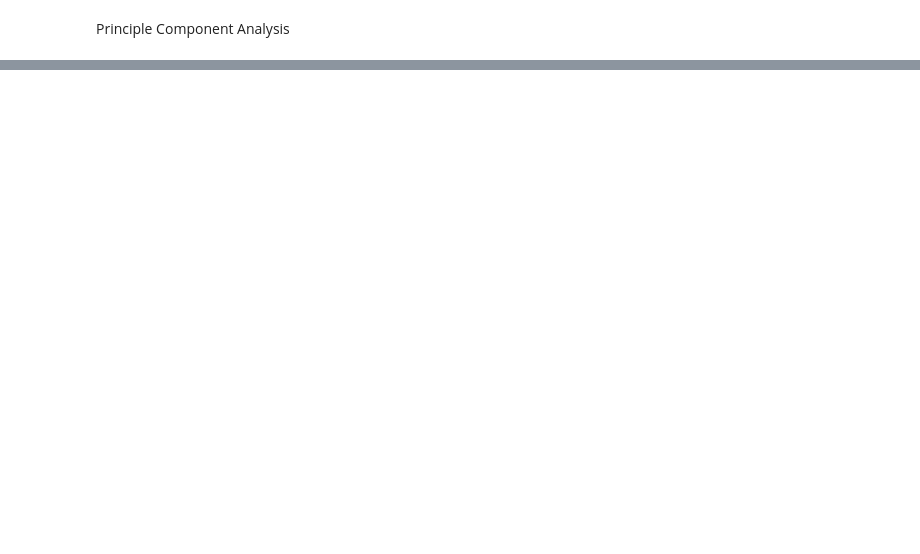
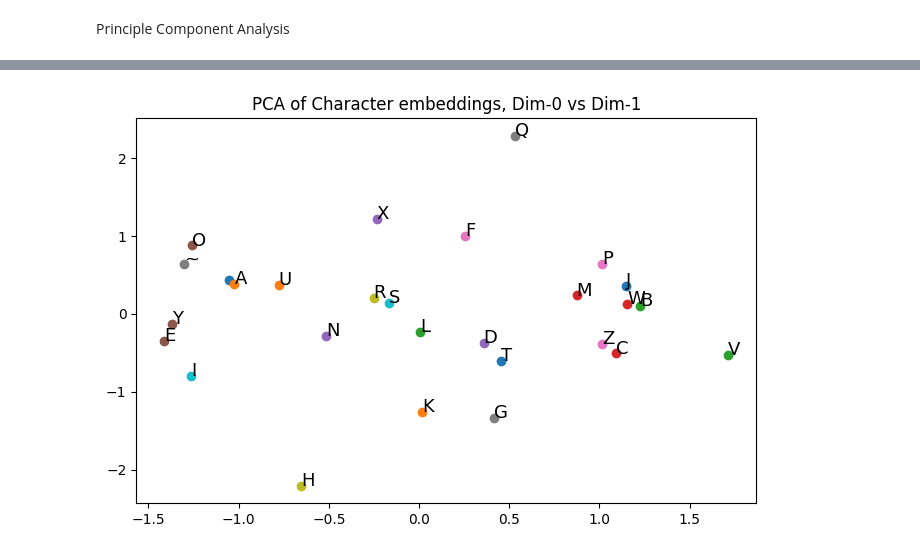
Before and after one commit to kirbergerconnor/iscl-thesis, a Jupyter notebook: convsnat.ipynb, the cells around one changed output, grey strips where cells are left out. Cells and saved outputs as stored; diff of their text form; code cells hidden in the pictures; blank space fills up the shorter version.

```diff
--- a/convsnat.ipynb
+++ b/convsnat.ipynb
@@ -171,0 +199,6 @@ plt.show()
+# %%
+corpus_path = '/Users/k/Docs/School/Tuebingen/Thesis/iscl-thesis/current_corpora/en_wiki_extractor.txt'
+alpha = 'abcdefghijklmnopqrstuvwxyz '
+# %%
+m = Char2Vec(corpus_path, config=CONFIG, alphabet=alpha, unk='~')
+m.train()
@@ -171,0 +221,33 @@ plt.show()
+# %%
+# Visualize Char Embeddings
+def scatter2d_with_annotation(arr, text, xcol=0, ycol=1, fontsize=7, show=False, **kwargs):
+
+    assert len(arr)==len(text)
+    fig, ax = plt.subplots(**kwargs)
+    xarr = arr[:, xcol]
+    yarr = arr[:, ycol]
+    plt_texts = []
+
+    for i in range(len(text)):
+        plt.scatter(xarr[i], yarr[i])
+        plt_texts.append(plt.text(xarr[i], yarr[i], text[i], fontsize=fontsize))
+
+    if show:
+        plt.show()
+    return fig, ax
+
+# Char embedding matrix U
+U = m.U_
+
+p = PCA()
+# %%
+U2 = p.fit_transform(U)
+texts = m._tokenizer.alphabet + [m._tokenizer.unk]
+fig, ax = scatter2d_with_annotation(
+            U2, [s.upper() for s in texts],
+            0,1,
+            figsize=(8,5), fontsize=13)
+plt.title('PCA of Character embeddings, Dim-0 vs Dim-1')
+plt.show()
+# %% [output]
+[figure, added]
```
Also changed, not shown: parts of 19 cells of this notebook, 1 other file.
